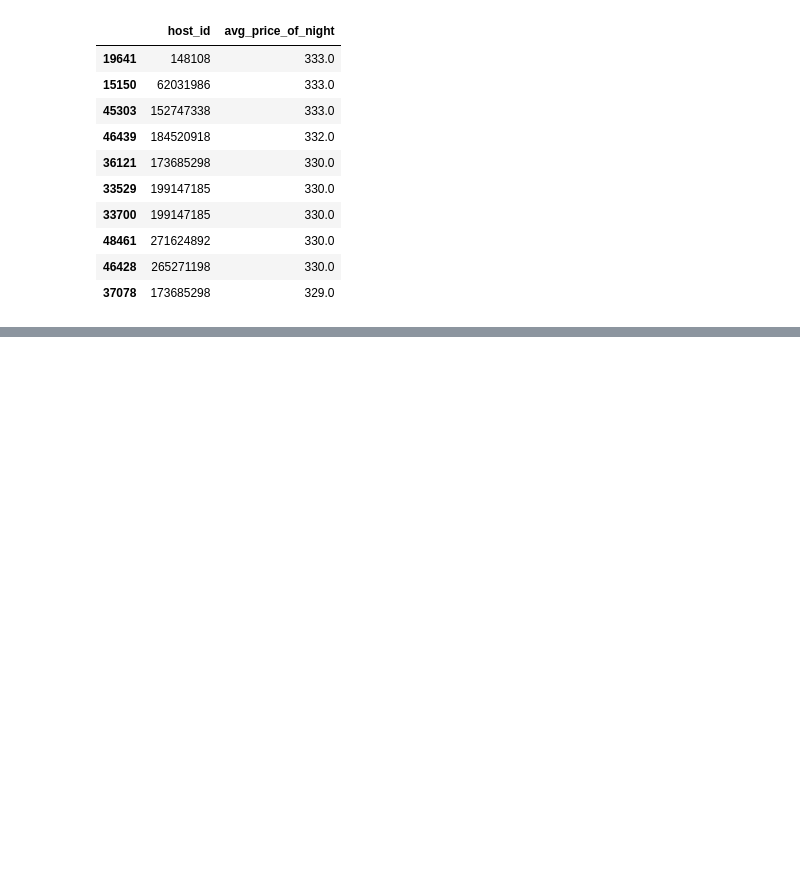
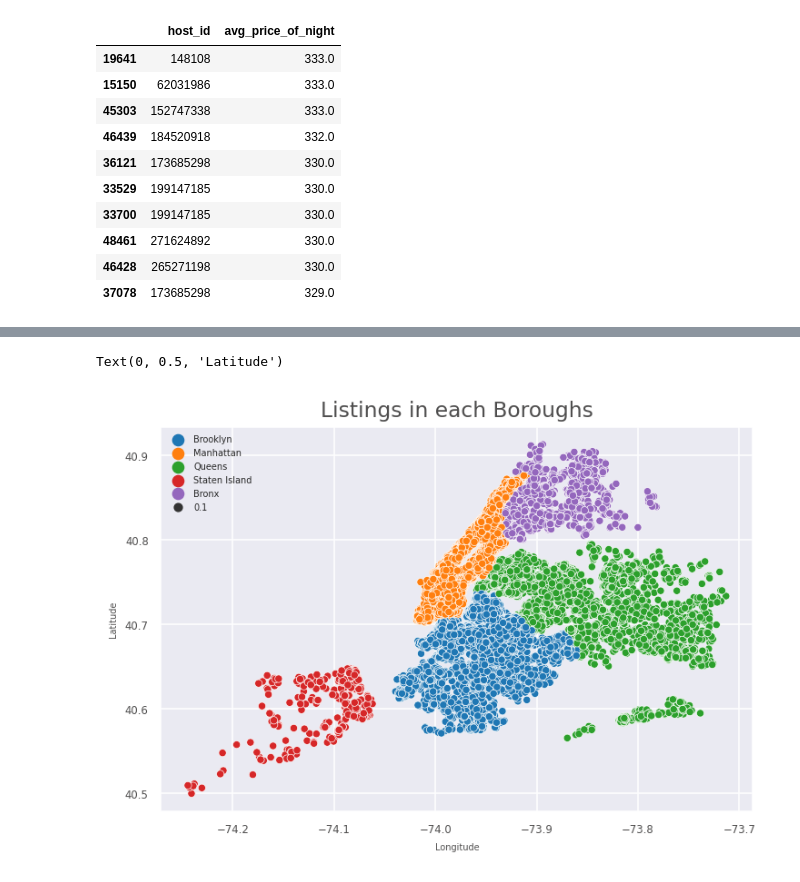
Before and after one commit to ankitkrtiwari7/my_first_analysis-AIRBNB, a Jupyter notebook: airbnbn_github.ipynb, the cells around one changed output, grey strips where cells are left out. Cells and saved outputs as stored; diff of their text form; code cells hidden in the pictures; blank space fills up the shorter version.

```diff
--- a/airbnbn_github.ipynb
+++ b/airbnbn_github.ipynb
@@ -558,0 +566,14 @@ Expensive_host.head(10)
+# %%
+# Plotting the graphs based on the Longitude and Latitude
+plt.rcParams['figure.dpi'] = 140
+sns.set_style("darkgrid")
+sns.scatterplot(data= df_subset, x  = 'longitude',y = 'latitude', hue = 'neighbourhood_group',size = 0.1)
+plt.legend(loc="upper left", frameon=False, fontsize= 5)
+plt.title('Listings in each Boroughs', size=12, color='#4f4e4e')
+plt.xticks(size=6, color='#4f4e4e')
+plt.yticks(size=6, color='#4f4e4e')
+plt.xlabel('Longitude',size=5, color='#4f4e4e')
+plt.ylabel('Latitude',size=5, color='#4f4e4e')
+# %% [output]
+Text(0, 0.5, 'Latitude')
+[figure, added]
```
Also changed, not shown: parts of 6 cells of this notebook.
